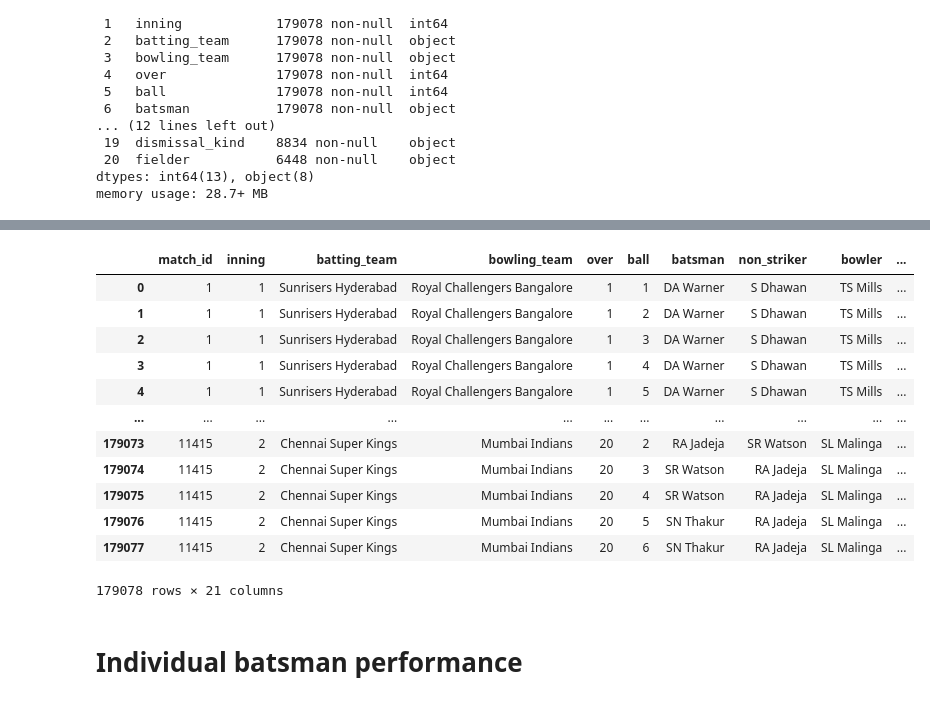
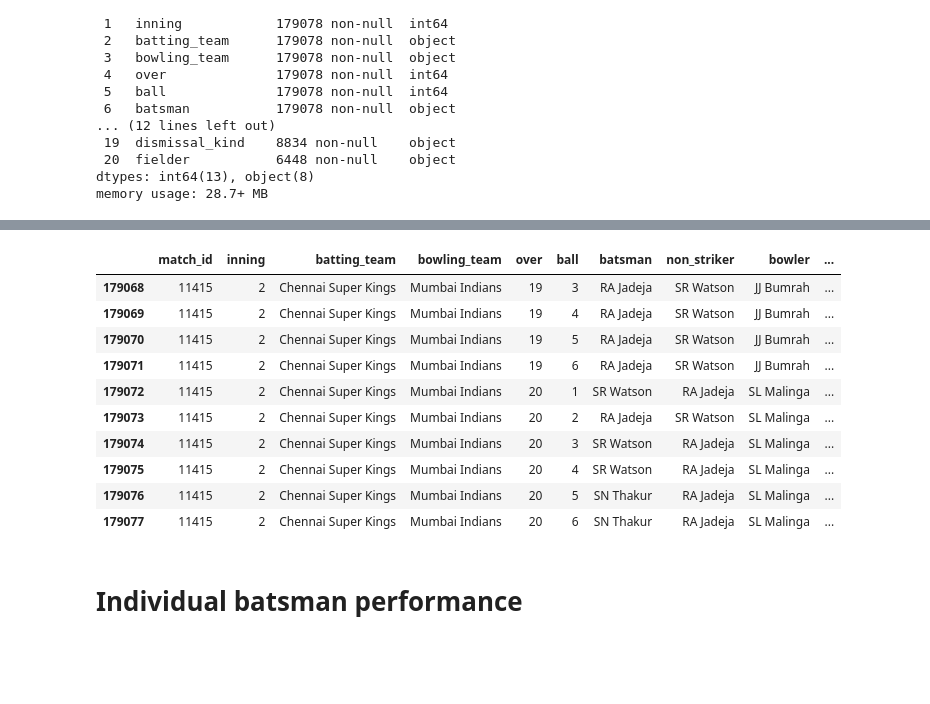
Before and after one commit to KishanAdhikari11/Ipldataanalysis, a Jupyter notebook: ipl.ipynb, the cells around one changed output, grey strips where cells are left out. Drawn from its saved outputs; the diff is of its cells as text; code cells hidden in the pictures; blank space fills up the shorter version.

```diff
--- a/ipl.ipynb
+++ b/ipl.ipynb
@@ -56,21 +53,19 @@ df.describe()
 | 75% | 567.000000 | 2.000000 | 15.000000 | 5.000000 | 0.000000 | 0.000000 | 0.000000 | 0.000000 | 0.000000 | ... |
 | max | 11415.000000 | 5.000000 | 20.000000 | 9.000000 | 1.000000 | 5.000000 | 4.000000 | 5.000000 | 5.000000 | ... |
 # %%
-df
+df.tail(10)
 # %% [output]
 |  | match_id | inning | batting_team | bowling_team | over | ball | batsman | non_striker | bowler | ... |
-| 0 | 1 | 1 | Sunrisers Hyderabad | Royal Challengers Bangalore | 1 | 1 | DA Warner | S Dhawan | TS Mills | ... |
-| 1 | 1 | 1 | Sunrisers Hyderabad | Royal Challengers Bangalore | 1 | 2 | DA Warner | S Dhawan | TS Mills | ... |
-| 2 | 1 | 1 | Sunrisers Hyderabad | Royal Challengers Bangalore | 1 | 3 | DA Warner | S Dhawan | TS Mills | ... |
-| 3 | 1 | 1 | Sunrisers Hyderabad | Royal Challengers Bangalore | 1 | 4 | DA Warner | S Dhawan | TS Mills | ... |
-| 4 | 1 | 1 | Sunrisers Hyderabad | Royal Challengers Bangalore | 1 | 5 | DA Warner | S Dhawan | TS Mills | ... |
-| ... | ... | ... | ... | ... | ... | ... | ... | ... | ... | ... |
+| 179068 | 11415 | 2 | Chennai Super Kings | Mumbai Indians | 19 | 3 | RA Jadeja | SR Watson | JJ Bumrah | ... |
+| 179069 | 11415 | 2 | Chennai Super Kings | Mumbai Indians | 19 | 4 | RA Jadeja | SR Watson | JJ Bumrah | ... |
+| 179070 | 11415 | 2 | Chennai Super Kings | Mumbai Indians | 19 | 5 | RA Jadeja | SR Watson | JJ Bumrah | ... |
+| 179071 | 11415 | 2 | Chennai Super Kings | Mumbai Indians | 19 | 6 | RA Jadeja | SR Watson | JJ Bumrah | ... |
+| 179072 | 11415 | 2 | Chennai Super Kings | Mumbai Indians | 20 | 1 | SR Watson | RA Jadeja | SL Malinga | ... |
 | 179073 | 11415 | 2 | Chennai Super Kings | Mumbai Indians | 20 | 2 | RA Jadeja | SR Watson | SL Malinga | ... |
 | 179074 | 11415 | 2 | Chennai Super Kings | Mumbai Indians | 20 | 3 | SR Watson | RA Jadeja | SL Malinga | ... |
 | 179075 | 11415 | 2 | Chennai Super Kings | Mumbai Indians | 20 | 4 | SR Watson | RA Jadeja | SL Malinga | ... |
 | 179076 | 11415 | 2 | Chennai Super Kings | Mumbai Indians | 20 | 5 | SN Thakur | RA Jadeja | SL Malinga | ... |
 | 179077 | 11415 | 2 | Chennai Super Kings | Mumbai Indians | 20 | 6 | SN Thakur | RA Jadeja | SL Malinga | ... |
-179078 rows × 21 columns
 # %% [markdown]
 # Individual batsman performance
 # %%
```
Also changed, not shown: parts of 23 cells of this notebook.
